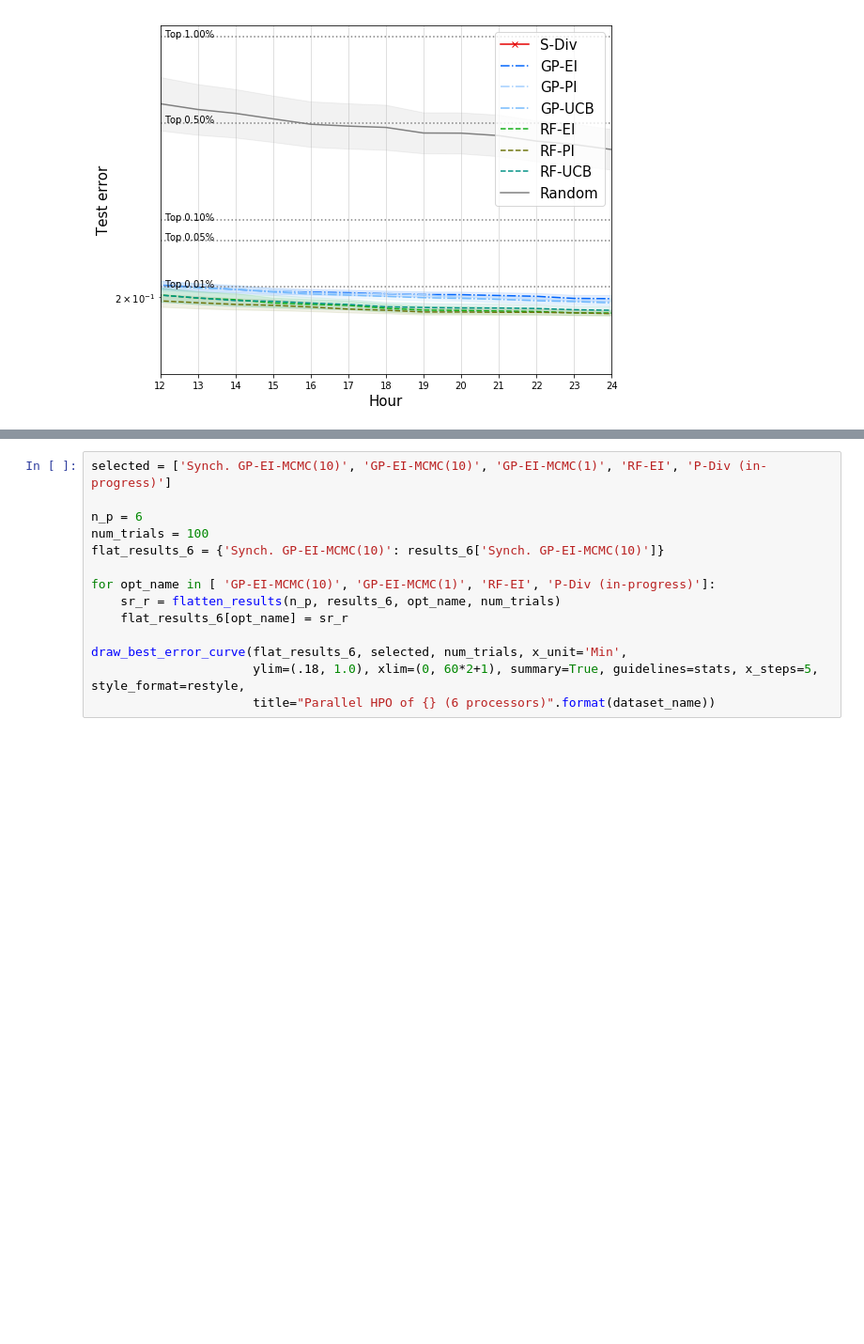
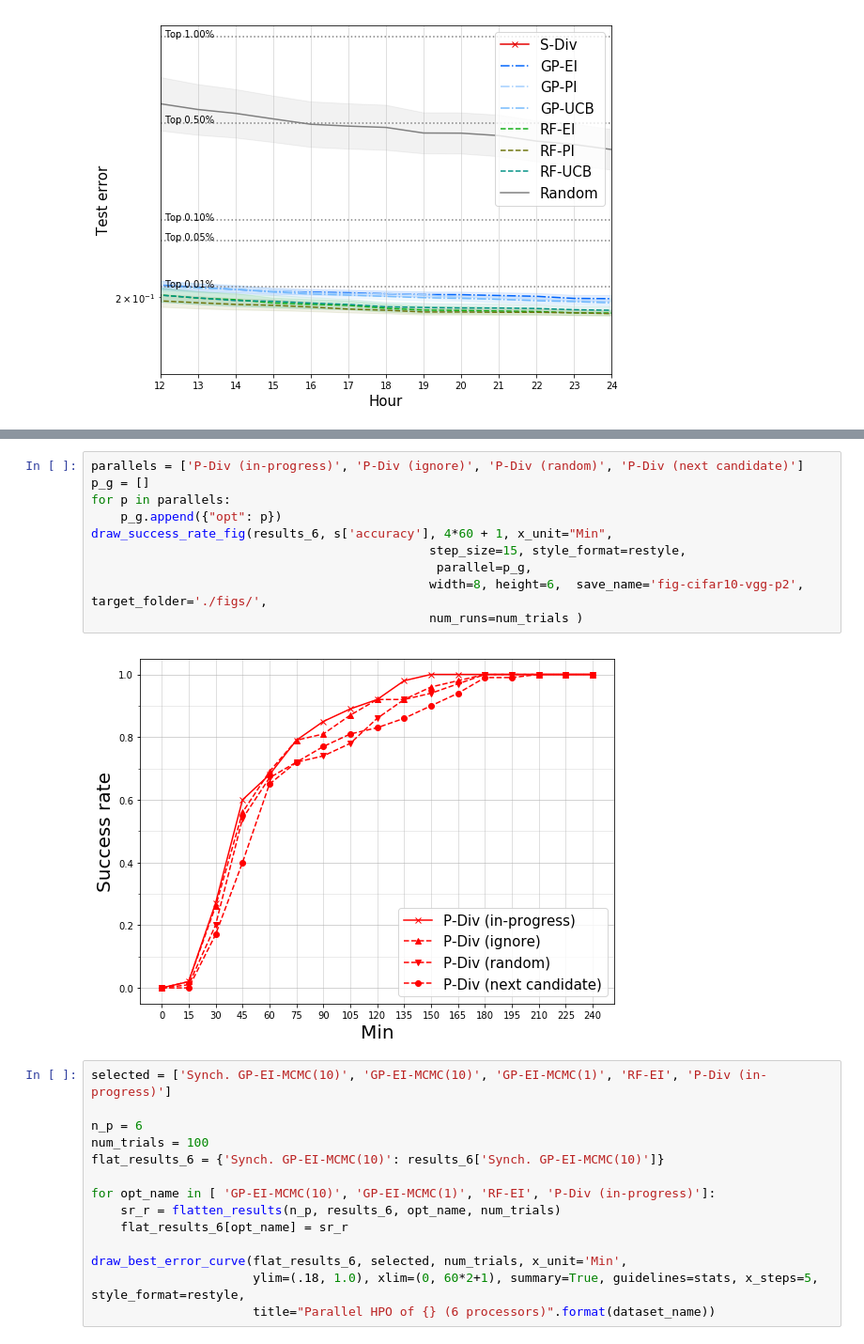
Before and after one commit to yongjinkim49/ecml, a Jupyter notebook: results/[ICML19] CIFAR10-VGG performance evaluation.ipynb, the cells around one changed output, grey strips where cells are left out. Shown at 94% size. Drawn from its saved outputs; the diff is of its cells as text; blank space fills up the shorter version.

```diff
--- a/results/[ICML19] CIFAR10-VGG performance evaluation.ipynb
+++ b/results/[ICML19] CIFAR10-VGG performance evaluation.ipynb
@@ -298,3 +296,15 @@ draw_success_rate_fig(results_6, s['accuracy'], 4*60 + 1, x_unit="Min",
+# %%
+parallels = ['P-Div (in-progress)', 'P-Div (ignore)', 'P-Div (random)', 'P-Div (next candidate)']
+p_g = []
+for p in parallels:
+    p_g.append({"opt": p})
+draw_success_rate_fig(results_6, s['accuracy'], 4*60 + 1, x_unit="Min",
+                                              step_size=15, style_format=restyle,
+                                               parallel=p_g,
+                                              width=8, height=6,  save_name='fig-cifar10-vgg-p2', target_folder='./figs/',
+                                              num_runs=num_trials )
+# %% [output]
+[figure, added]
 # %%
 selected = ['Synch. GP-EI-MCMC(10)', 'GP-EI-MCMC(10)', 'GP-EI-MCMC(1)', 'RF-EI', 'P-Div (in-progress)']
 
```
Also changed, not shown: parts of 14 cells of this notebook, 5 other files.
